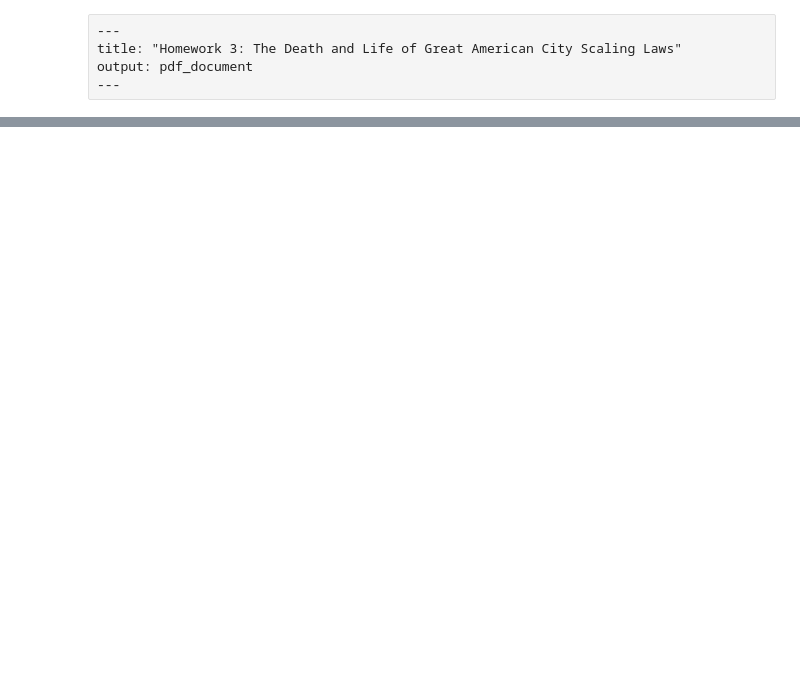
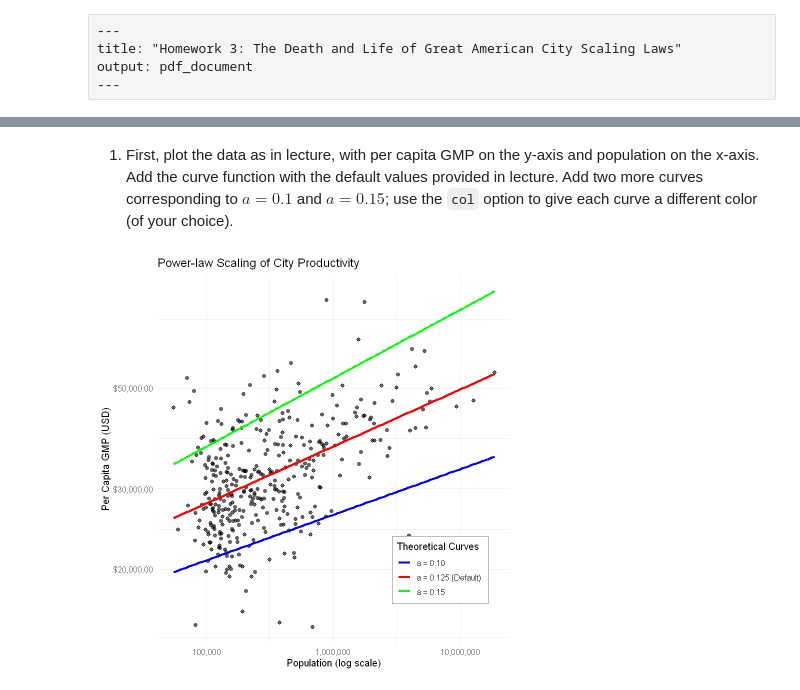
Before and after one commit to AI1379/math-practice, a Jupyter notebook: homework/Homework-03.ipynb, the cells around one changed output, grey strips where cells are left out. Cells and saved outputs as stored; diff of their text form; code cells hidden in the pictures; blank space fills up the shorter version.

```diff
--- a/homework/Homework-03.ipynb
+++ b/homework/Homework-03.ipynb
@@ -67,0 +33,53 @@ gmp2013 <- read.table('data/gmp-2013.dat', header = T)
+# %%
+library(ggplot2)
+options(warn = -1)
+
+gmp <- read.table("data/gmp.dat")
+gmp$pop <- round(gmp$gmp / gmp$pcgmp)
+# %% [markdown]
+
+1. First, plot the data as in lecture, with per capita GMP on the y-axis and population on the x-axis. Add the curve function with the default values provided in lecture. Add two more curves corresponding to $a=0.1$ and $a=0.15$; use the `col` option to give each curve a different color (of your choice).
+# %%
+base_plot <- ggplot(gmp, aes(x = pop, y = pcgmp)) +
+    geom_point(alpha = 0.6, size = 2) +
+    scale_x_log10(labels = scales::comma) +
+    scale_y_log10(labels = scales::dollar) +
+    labs(
+        x = "Population (log scale)",
+        y = "Per Capita GMP (USD)",
+        title = "Power-law Scaling of City Productivity"
+    ) +
+    theme_minimal(base_size = 12)
+
+final_plot <- base_plot +
+    stat_function(
+        fun = function(x) 6611 * x^(1 / 8),
+        aes(color = "a = 0.125 (Default)"),
+        linewidth = 1.2
+    ) +
+    stat_function(
+        fun = function(x) 6611 * x^0.1,
+        aes(color = "a = 0.10"),
+        linewidth = 1.2
+    ) +
+    stat_function(
+        fun = function(x) 6611 * x^0.15,
+        aes(color = "a = 0.15"),
+        linewidth = 1.2
+    ) +
+    scale_color_manual(
+        name = "Theoretical Curves",
+        values = c(
+            "a = 0.125 (Default)" = "red",
+            "a = 0.10" = "blue",
+            "a = 0.15" = "green"
+        )
+    ) +
+    theme(
+        legend.position = c(0.8, 0.2),
+        legend.background = element_rect(fill = "white", color = "grey50")
+    )
+
+final_plot
+# %% [output]
+[figure, added]
```
Also changed, not shown: parts of 16 cells of this notebook, 3 other files.
